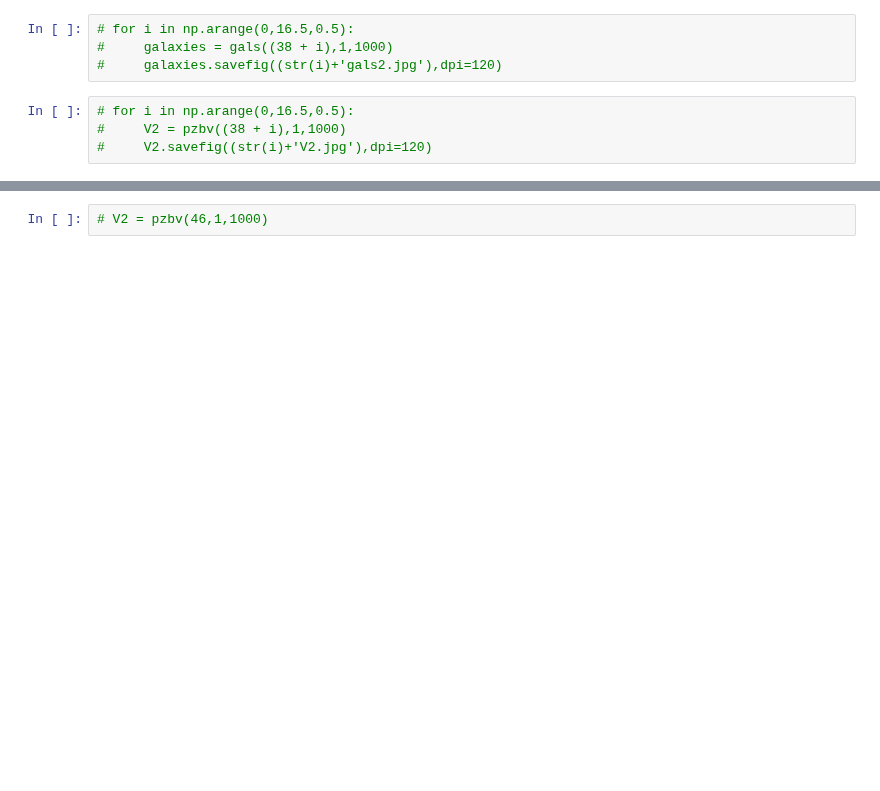
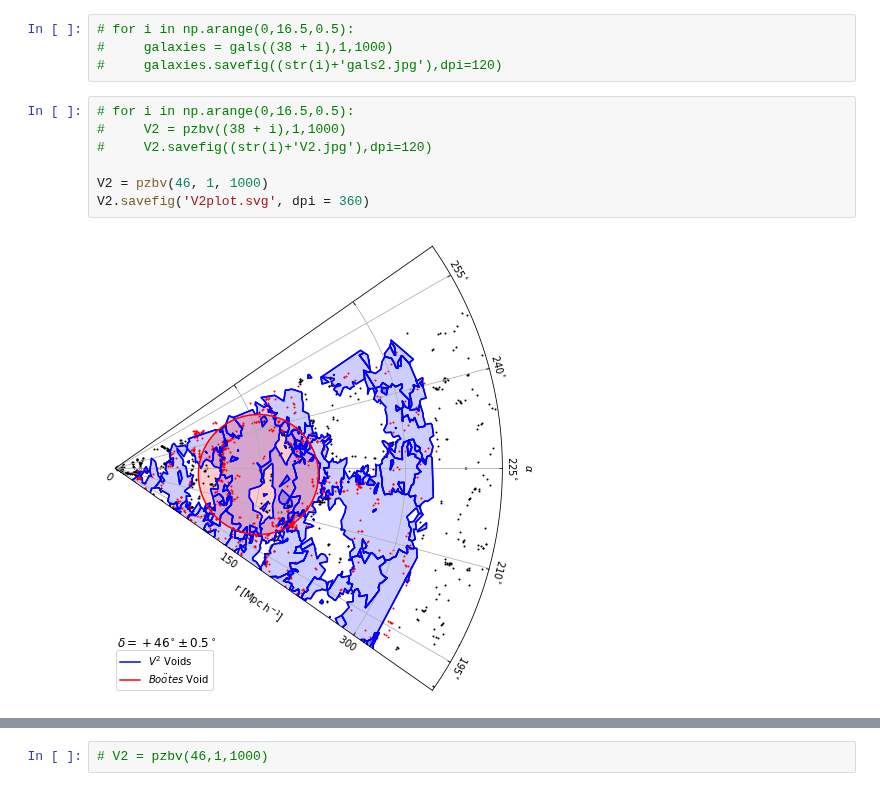
Before and after one commit to DESI-UR/Void_analysis, a Jupyter notebook: nb/Taryn_Lovan/VAST_dec_slices_Bootes.ipynb, the cells around one changed output, grey strips where cells are left out. Cells and saved outputs as stored; diff of their text form; blank space fills up the shorter version.

```diff
--- a/nb/Taryn_Lovan/VAST_dec_slices_Bootes.ipynb
+++ b/nb/Taryn_Lovan/VAST_dec_slices_Bootes.ipynb
@@ -883,5 +907,10 @@ def pKOSS(table, dec, width, npc):
 # %%
 # for i in np.arange(0,16.5,0.5):
 #     V2 = pzbv((38 + i),1,1000)
 #     V2.savefig((str(i)+'V2.jpg'),dpi=120)
+
+V2 = pzbv(46, 1, 1000)
+V2.savefig('V2plot.svg', dpi = 360)
+# %% [output]
+[figure, added]
 # %%
```
Also changed, not shown: parts of 4 cells of this notebook.
